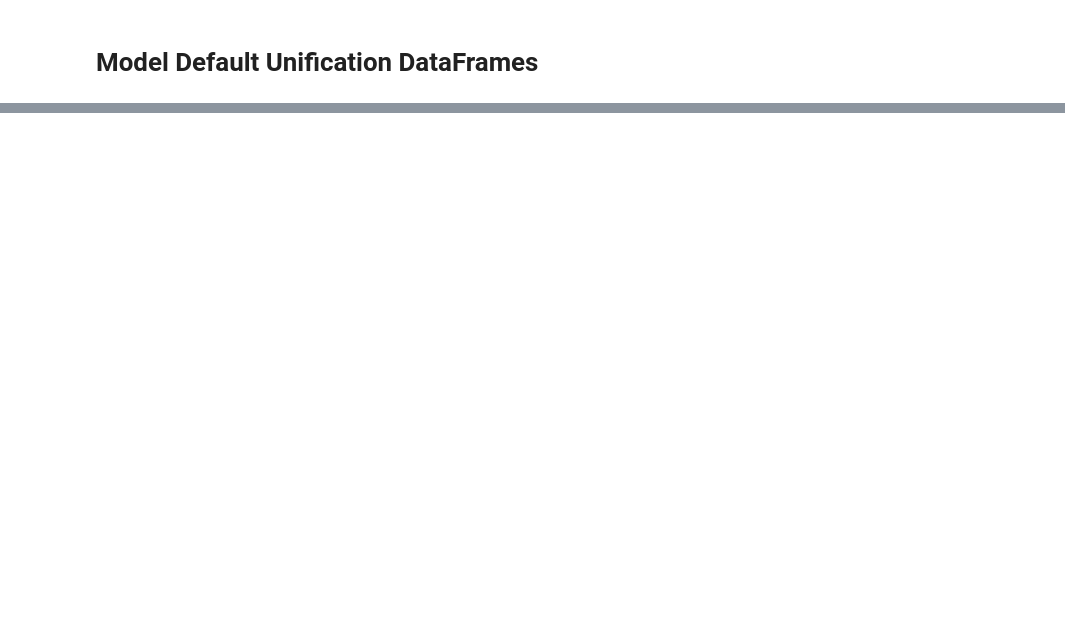
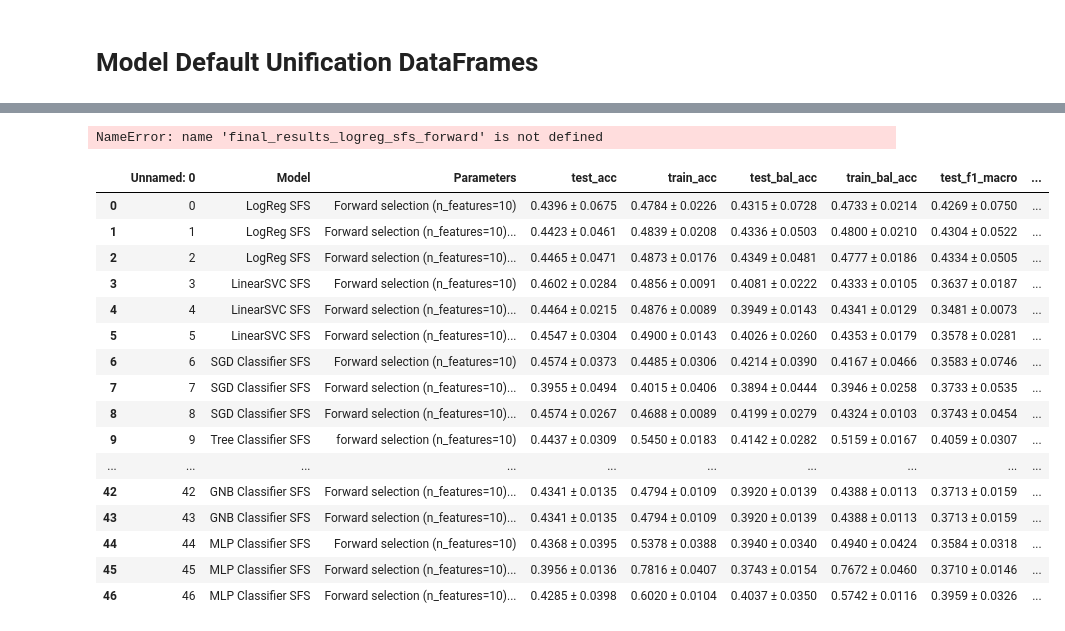
Before and after one commit to fserracrespi/PD_Project_UofL, a Jupyter notebook: PD_DATA/MODELS DEVELOPMENT/MODEL_DEVELOPMENT/Motor_model.ipynb, the cells around one changed output, grey strips where cells are left out. Drawn from its saved outputs; the diff is of its cells as text; code cells hidden in the pictures; blank space fills up the shorter version.

Commit message:
motor model dev2

```diff
--- a/PD_DATA/MODELS DEVELOPMENT/MODEL_DEVELOPMENT/Motor_model.ipynb
+++ b/PD_DATA/MODELS DEVELOPMENT/MODEL_DEVELOPMENT/Motor_model.ipynb
@@ -3352,11 +3547,43 @@ data_defalut_models.head()
 | 3 | LogisticRegression | Balanced, max_iter=1000, Default ... | 0.4533 ± 0.0563 | 0.4828 ± 0.0159 | 0.4369 ± 0.0577 | 0.4729 ± 0.0168 | 0.4355 ± 0.0610 | 0.4719 ± 0.0171 | ... |
 | 4 | SVC_Linear | Default Model, No Scaler (Pipeline) | 0.4602 ± 0.0347 | 0.4924 ± 0.0121 | 0.4091 ± 0.0302 | 0.4401 ± 0.0145 | 0.3672 ± 0.0318 | 0.4006 ± 0.0250 | ... |
 # %%
-sfs_models = pd.concat([final_results_tree_classifier_sfs_forward,final_results_rf_classifier_sfs_forward,
-                        final_results_extratree_classifier_sfs_forward,final_results_gradient_boosting_classifier_sfs_forward,
-                        final_results_xgboost_classifier_sfs_forward,final_results_knn_classifier_sfs_forward,
-                        final_results_svm_rbf_classifier_sfs_forward,final_results_svm_poly_classifier_sfs_forward,
+sfs_models = pd.concat([final_results_logreg_sfs_forward,
+                        final_results_linear_svc_sfs_forward,
+                        final_results_sgd_classifier_sfs_forward,
+                        final_results_tree_classifier_sfs_forward,
+                        final_results_rf_classifier_sfs_forward,
+                        final_results_extratree_classifier_sfs_forward,
+                        final_results_gradient_boosting_classifier_sfs_forward,
+                        final_results_xgboost_classifier_sfs_forward,
+                        final_results_knn_classifier_sfs_forward,
+                        final_results_svm_rbf_classifier_sfs_forward,
+                        final_results_svm_poly_classifier_sfs_forward,
                         final_results_svm_sigmoid_classifier_sfs_forward,
-                        final_results_mnb_classifier_sfs_forward,final_results_bnb_classifier_sfs_forward,
-                        final_results_gnb_classifier_sfs_forward,final_results_mlp_classifier_sfs_forward], ignore_index=True)
+                        final_results_mnb_classifier_sfs_forward,
+                        final_results_bnb_classifier_sfs_forward,
+                        final_results_gnb_classifier_sfs_forward,
+                        final_results_mlp_classifier_sfs_forward], ignore_index=True)
 sfs_models.to_csv(ROOT/'DATA_MODEL_Dev/Motor_sfs_models.csv')
+# %% [output]
+NameError: name 'final_results_logreg_sfs_forward' is not defined
+# %%
+sfs_models=pd.read_csv(ROOT/'DATA_MODEL_Dev/Motor_sfs_models.csv')
+sfs_models
+# %% [output]
+|  | Unnamed: 0 | Model | Parameters | test_acc | train_acc | test_bal_acc | train_bal_acc | test_f1_macro | ... |
+| 0 | 0 | LogReg SFS | Forward selection (n_features=10) | 0.4396 ± 0.0675 | 0.4784 ± 0.0226 | 0.4315 ± 0.0728 | 0.4733 ± 0.0214 | 0.4269 ± 0.0750 | ... |
+| 1 | 1 | LogReg SFS | Forward selection (n_features=10)... | 0.4423 ± 0.0461 | 0.4839 ± 0.0208 | 0.4336 ± 0.0503 | 0.4800 ± 0.0210 | 0.4304 ± 0.0522 | ... |
+| 2 | 2 | LogReg SFS | Forward selection (n_features=10)... | 0.4465 ± 0.0471 | 0.4873 ± 0.0176 | 0.4349 ± 0.0481 | 0.4777 ± 0.0186 | 0.4334 ± 0.0505 | ... |
+| 3 | 3 | LinearSVC SFS | Forward selection (n_features=10) | 0.4602 ± 0.0284 | 0.4856 ± 0.0091 | 0.4081 ± 0.0222 | 0.4333 ± 0.0105 | 0.3637 ± 0.0187 | ... |
+| 4 | 4 | LinearSVC SFS | Forward selection (n_features=10)... | 0.4464 ± 0.0215 | 0.4876 ± 0.0089 | 0.3949 ± 0.0143 | 0.4341 ± 0.0129 | 0.3481 ± 0.0073 | ... |
+| 5 | 5 | LinearSVC SFS | Forward selection (n_features=10)... | 0.4547 ± 0.0304 | 0.4900 ± 0.0143 | 0.4026 ± 0.0260 | 0.4353 ± 0.0179 | 0.3578 ± 0.0281 | ... |
+| 6 | 6 | SGD Classifier SFS | Forward selection (n_features=10) | 0.4574 ± 0.0373 | 0.4485 ± 0.0306 | 0.4214 ± 0.0390 | 0.4167 ± 0.0466 | 0.3583 ± 0.0746 | ... |
+| 7 | 7 | SGD Classifier SFS | Forward selection (n_features=10)... | 0.3955 ± 0.0494 | 0.4015 ± 0.0406 | 0.3894 ± 0.0444 | 0.3946 ± 0.0258 | 0.3733 ± 0.0535 | ... |
+| 8 | 8 | SGD Classifier SFS | Forward selection (n_features=10)... | 0.4574 ± 0.0267 | 0.4688 ± 0.0089 | 0.4199 ± 0.0279 | 0.4324 ± 0.0103 | 0.3743 ± 0.0454 | ... |
+| 9 | 9 | Tree Classifier SFS | forward selection (n_features=10) | 0.4437 ± 0.0309 | 0.5450 ± 0.0183 | 0.4142 ± 0.0282 | 0.5159 ± 0.0167 | 0.4059 ± 0.0307 | ... |
+| ... | ... | ... | ... | ... | ... | ... | ... | ... | ... |
+| 42 | 42 | GNB Classifier SFS | Forward selection (n_features=10)... | 0.4341 ± 0.0135 | 0.4794 ± 0.0109 | 0.3920 ± 0.0139 | 0.4388 ± 0.0113 | 0.3713 ± 0.0159 | ... |
+| 43 | 43 | GNB Classifier SFS | Forward selection (n_features=10)... | 0.4341 ± 0.0135 | 0.4794 ± 0.0109 | 0.3920 ± 0.0139 | 0.4388 ± 0.0113 | 0.3713 ± 0.0159 | ... |
+| 44 | 44 | MLP Classifier SFS | Forward selection (n_features=10) | 0.4368 ± 0.0395 | 0.5378 ± 0.0388 | 0.3940 ± 0.0340 | 0.4940 ± 0.0424 | 0.3584 ± 0.0318 | ... |
+| 45 | 45 | MLP Classifier SFS | Forward selection (n_features=10)... | 0.3956 ± 0.0136 | 0.7816 ± 0.0407 | 0.3743 ± 0.0154 | 0.7672 ± 0.0460 | 0.3710 ± 0.0146 | ... |
+| 46 | 46 | MLP Classifier SFS | Forward selection (n_features=10)... | 0.4285 ± 0.0398 | 0.6020 ± 0.0104 | 0.4037 ± 0.0350 | 0.5742 ± 0.0116 | 0.3959 ± 0.0326 | ... |
```
Also changed, not shown: parts of 35 cells of this notebook, 2 other files.
